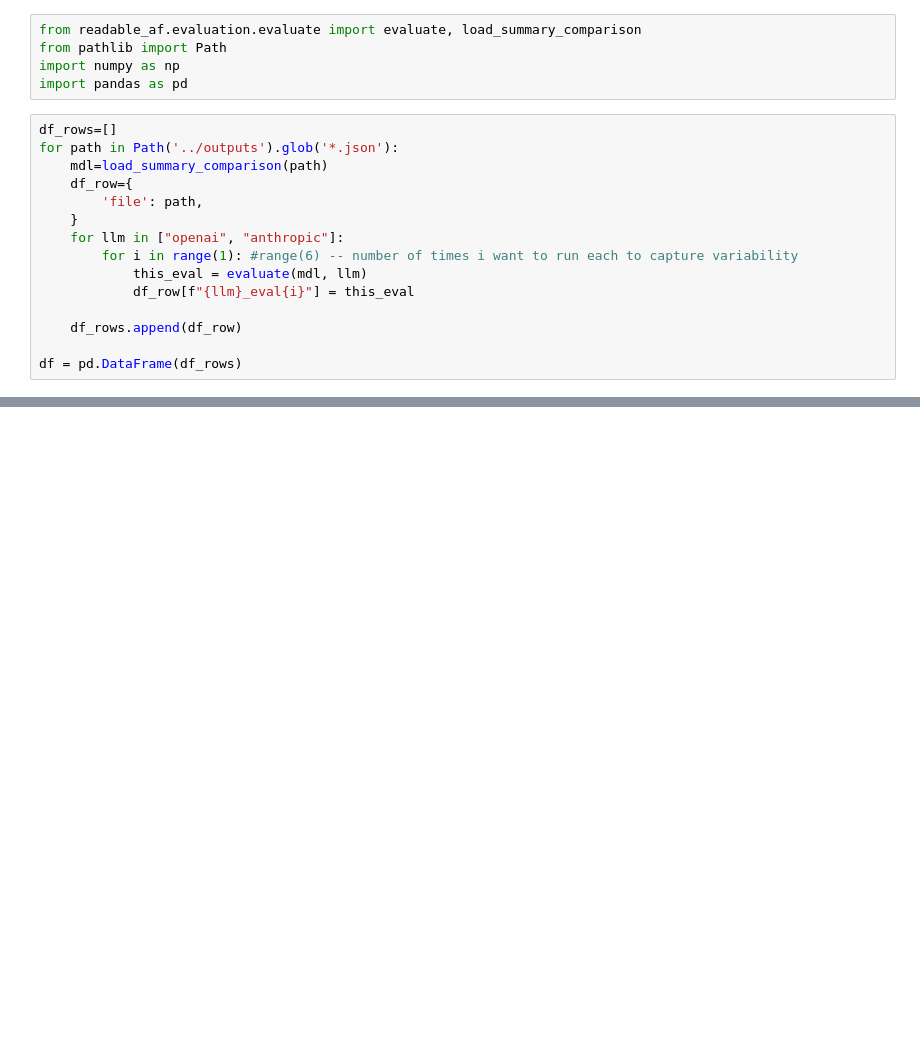
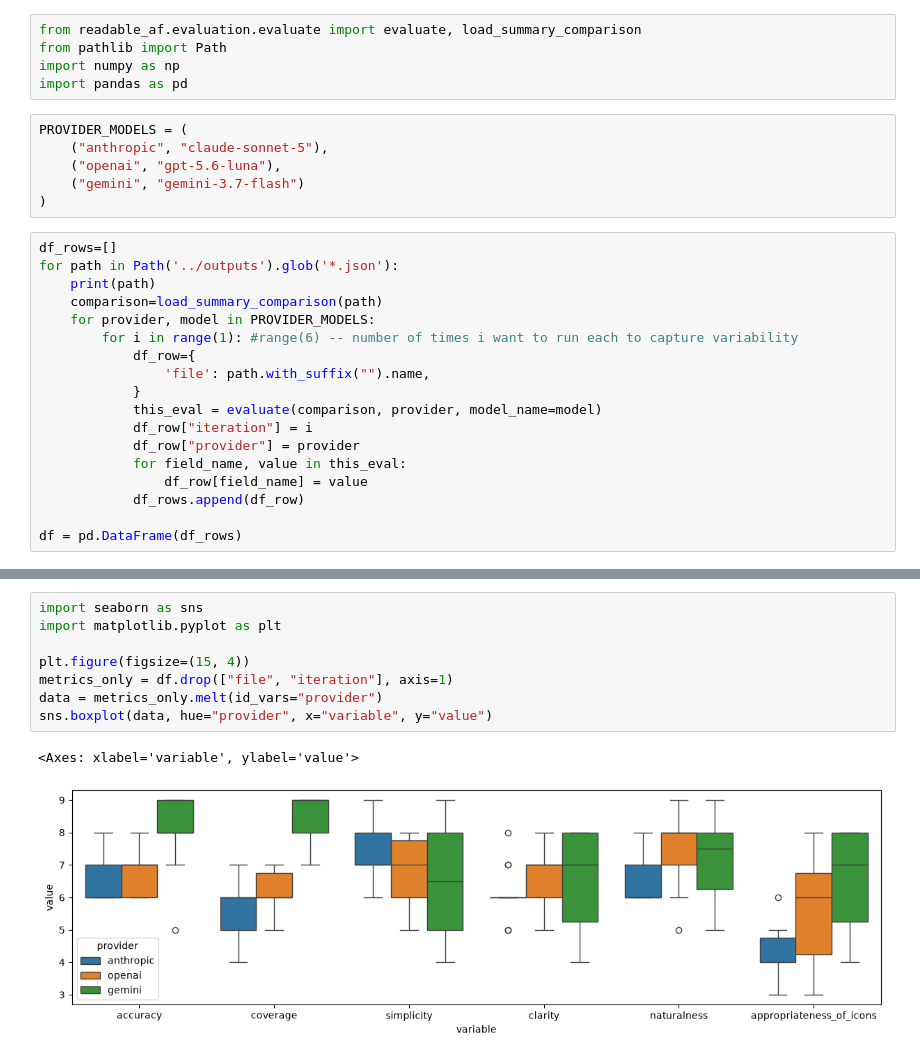
Before and after one commit to isaac-ped/aphasiaFriendly, a Jupyter notebook: analysis/analyze_evaluations.ipynb, the cells around one changed output, grey strips where cells are left out. Cells and saved outputs as stored; diff of their text form; blank space fills up the shorter version.

```diff
--- a/analysis/analyze_evaluations.ipynb
+++ b/analysis/analyze_evaluations.ipynb
@@ -7,18 +3,27 @@ from readable_af.evaluation.evaluate import evaluate, load_summary_comparison
 from pathlib import Path
 import numpy as np
 import pandas as pd
+# %%
+PROVIDER_MODELS = (
+    ("anthropic", "claude-sonnet-5"),
+    ("openai", "gpt-5.6-luna"),
+    ("gemini", "gemini-3.7-flash")
+)
 # %%
 df_rows=[]
 for path in Path('../outputs').glob('*.json'):
-    mdl=load_summary_comparison(path)
-    df_row={
-        'file': path,
-    }
-    for llm in ["openai", "anthropic"]:
+    print(path)
+    comparison=load_summary_comparison(path)
+    for provider, model in PROVIDER_MODELS:
         for i in range(1): #range(6) -- number of times i want to run each to capture variability
-            this_eval = evaluate(mdl, llm)
-            df_row[f"{llm}_eval{i}"] = this_eval
-
-    df_rows.append(df_row)
+            df_row={
+                'file': path.with_suffix("").name,
+            }
+            this_eval = evaluate(comparison, provider, model_name=model)
+            df_row["iteration"] = i
+            df_row["provider"] = provider
+            for field_name, value in this_eval:
+                df_row[field_name] = value
+            df_rows.append(df_row)
 
 df = pd.DataFrame(df_rows)
@@ -24,0 +67,11 @@ df = pd.DataFrame(df_rows)
+# %%
+import seaborn as sns
+import matplotlib.pyplot as plt
+
+plt.figure(figsize=(15, 4))
+metrics_only = df.drop(["file", "iteration"], axis=1)
+data = metrics_only.melt(id_vars="provider")
+sns.boxplot(data, hue="provider", x="variable", y="value")
+# %% [output]
+<Axes: xlabel='variable', ylabel='value'>
+[figure, added]
```
Also changed, not shown: parts of 8 cells of this notebook, 4 other files.
